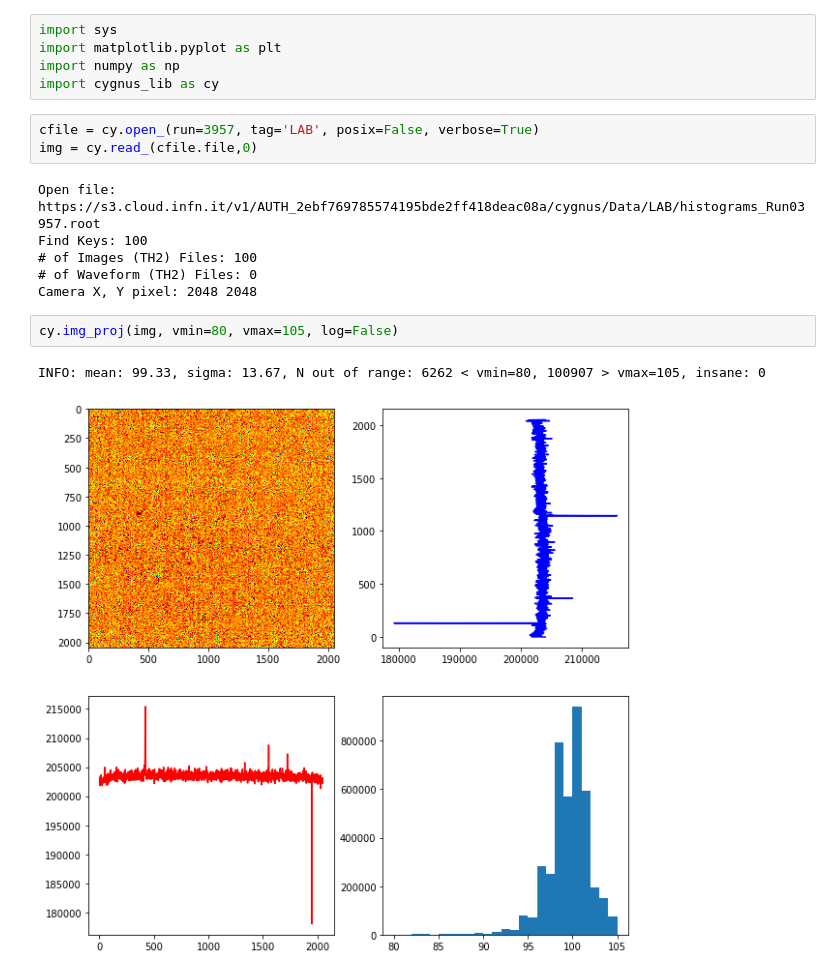
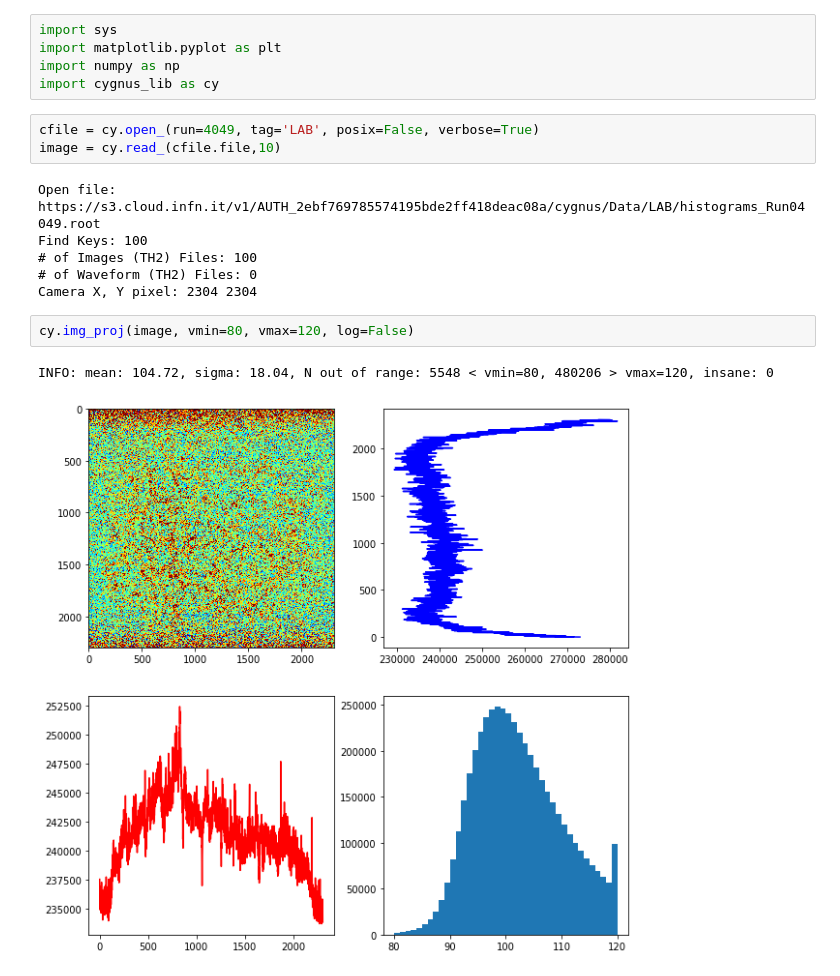
Before and after one commit to gmazzitelli/cygno_cloud, a Jupyter notebook: display.ipynb, the cells around one changed output. Cells and saved outputs as stored; diff of their text form.

```diff
--- a/display.ipynb
+++ b/display.ipynb
@@ -4,19 +4,19 @@ import matplotlib.pyplot as plt
 import numpy as np
 import cygnus_lib as cy
 # %%
-cfile = cy.open_(run=3957, tag='LAB', posix=False, verbose=True)
-img = cy.read_(cfile.file,0)
+cfile = cy.open_(run=4049, tag='LAB', posix=False, verbose=True)
+image = cy.read_(cfile.file,10)
 # %% [output]
-Open file: https://s3.cloud.infn.it/v1/AUTH_2ebf769785574195bde2ff418deac08a/cygnus/Data/LAB/histograms_Run03957.root
+Open file: https://s3.cloud.infn.it/v1/AUTH_2ebf769785574195bde2ff418deac08a/cygnus/Data/LAB/histograms_Run04049.root
 Find Keys: 100
 # of Images (TH2) Files: 100
 # of Waveform (TH2) Files: 0
-Camera X, Y pixel: 2048 2048
+Camera X, Y pixel: 2304 2304
 # %%
-cy.img_proj(img, vmin=80, vmax=105, log=False)
+cy.img_proj(image, vmin=80, vmax=120, log=False)
 # %% [output]
-INFO: mean: 99.33, sigma: 13.67, N out of range: 6262 < vmin=80, 100907 > vmax=105, insane: 0
+INFO: mean: 104.72, sigma: 18.04, N out of range: 5548 < vmin=80, 480206 > vmax=120, insane: 0
-[figure, old version]
+[figure, new version]
 # %%
 plt.imshow(img,cmap="jet", vmin=98, vmax=105)
 plt.show()
```
Also changed, not shown: parts of 7 cells of this notebook, 5 other files.
